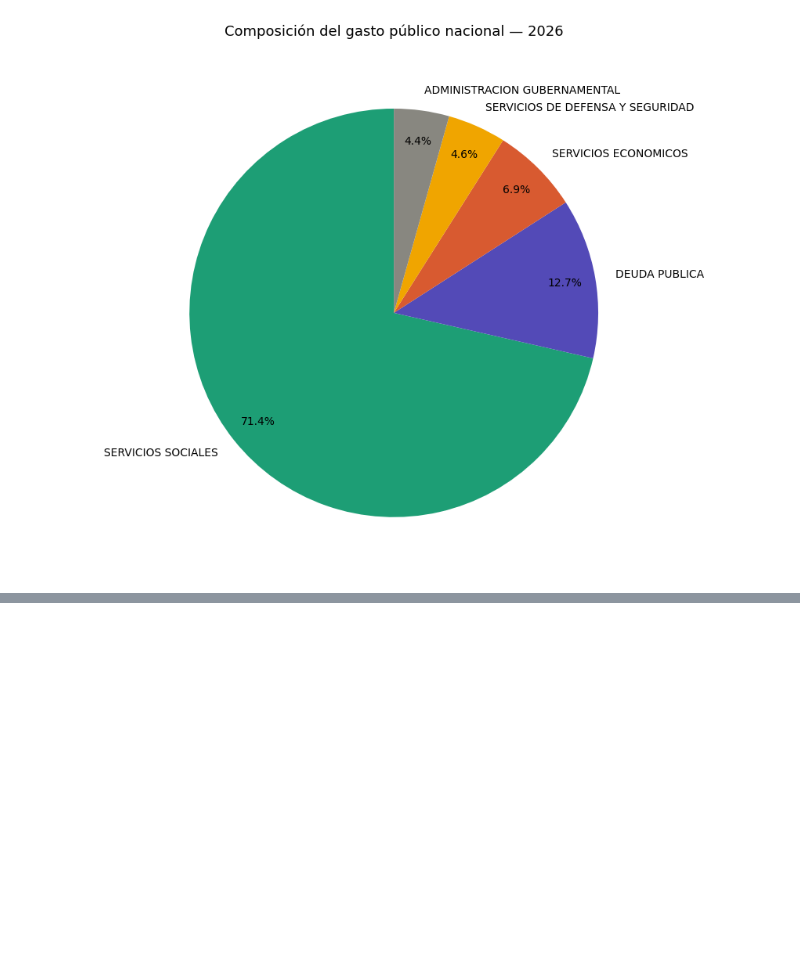
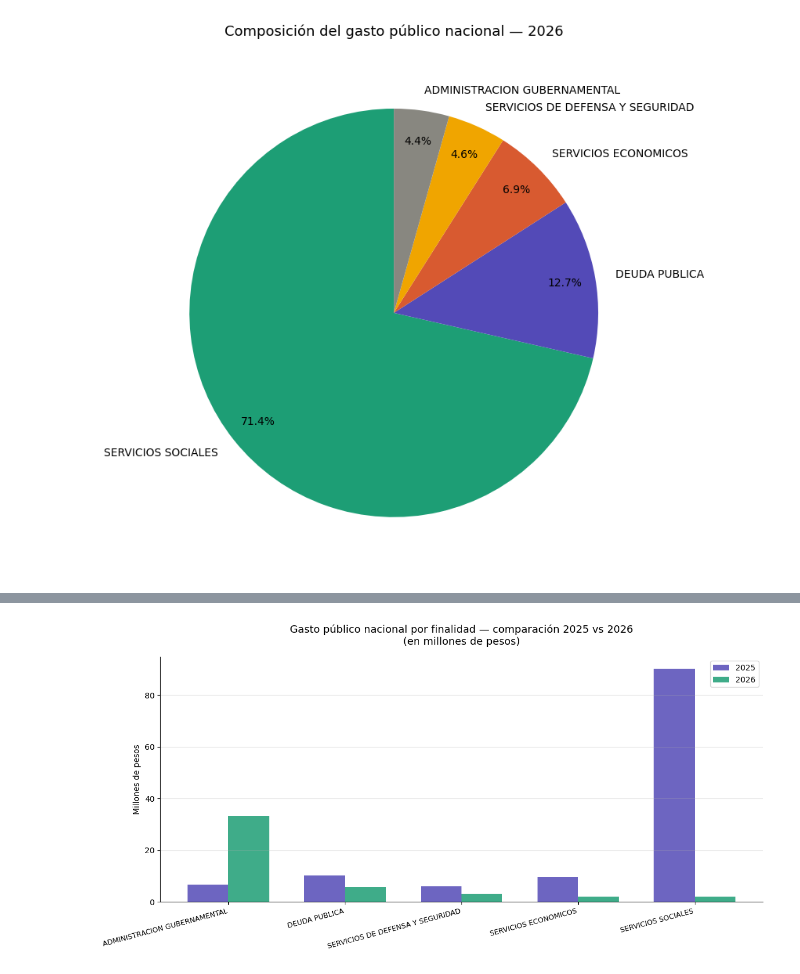
Before and after one commit to yaninard891/GastoPublico-LR, a Jupyter notebook: notebooks/01_gasto_publico_exploracion.ipynb, the cells around one changed output, grey strips where cells are left out. Cells and saved outputs as stored; diff of their text form; code cells hidden in the pictures; blank space fills up the shorter version.

```diff
--- a/notebooks/01_gasto_publico_exploracion.ipynb
+++ b/notebooks/01_gasto_publico_exploracion.ipynb
@@ -176,0 +217,14 @@ plt.show()
+# %%
+# Cargar 2025
+df_2025 = pd.read_csv('../datos/raw/resumen-presupuesto-gastos-ejercicio-vigente-2025.csv')
+
+# Limpiar montos
+df_2025['credito_devengado'] = df_2025['credito_devengado'].astype(str).str.replace(',', '.').astype(float)
+
+# Agrupar por finalidad
+gasto_2025 = df_2025.groupby('finalidad_desc')['credito_devengado'].sum() / 1_000_000
+
+print("=== 2025 ===")
+print(gasto_2025)
+print("\n=== 2026 ===")
+print(gasto_millones)
@@ -176,0 +249,29 @@ plt.show()
+# %%
+import numpy as np
+
+fig, ax = plt.subplots(figsize=(12, 6))
+
+categorias = gasto_2025.index
+x = np.arange(len(categorias))
+ancho = 0.35
+
+barras_2025 = ax.bar(x - ancho/2, gasto_2025.values, ancho,
+                      label='2025', color='#534AB7', alpha=0.85)
+barras_2026 = ax.bar(x + ancho/2, gasto_millones.values, ancho,
+                      label='2026', color='#1D9E75', alpha=0.85)
+
+ax.set_title('Gasto público nacional por finalidad — comparación 2025 vs 2026\n(en millones de pesos)',
+             fontsize=13, pad=15)
+ax.set_ylabel('Millones de pesos')
+ax.set_xticks(x)
+ax.set_xticklabels(categorias, rotation=15, ha='right', fontsize=9)
+ax.legend()
+ax.spines['top'].set_visible(False)
+ax.spines['right'].set_visible(False)
+ax.grid(axis='y', alpha=0.3)
+
+plt.tight_layout()
+plt.savefig('../dashboard/grafico_comparacion_2025_2026.png', dpi=150, bbox_inches='tight')
+plt.show()
+# %% [output]
+[figure, added]
```
Also changed, not shown: parts of 8 cells of this notebook, 3 other files.
